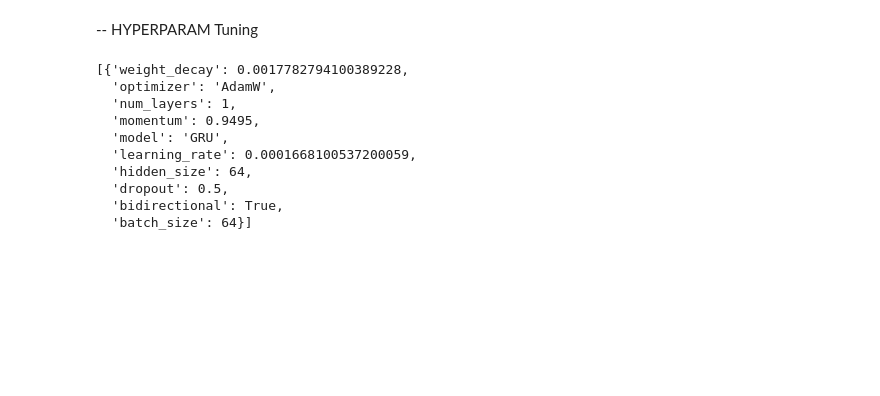
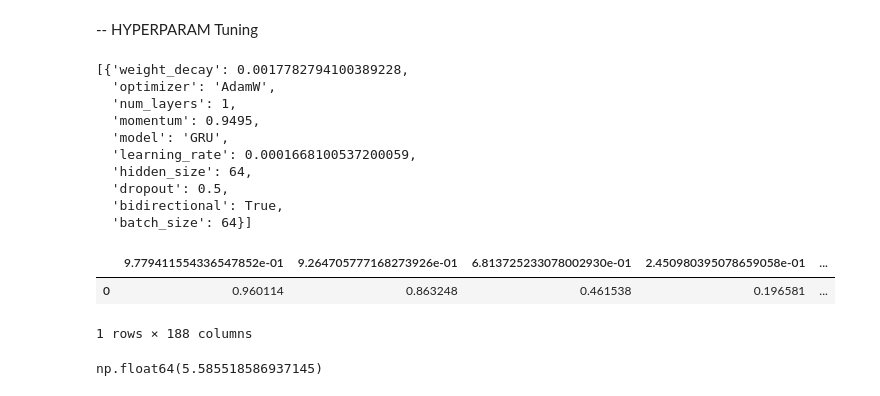
Before and after one commit to williamjohn972/Deep-Learning-for-ECG-Heartbeat-Classification, a Jupyter notebook: main.ipynb, the cells around one changed output. Saved outputs shown, nothing was run; the diff lists cells and outputs as text; code cells hidden in the pictures; blank space fills up the shorter version.

```diff
--- a/main.ipynb
+++ b/main.ipynb
@@ -697,3 +604,14 @@ for i, params in enumerate(configs):
         print(f"Experiment {i + 1} Failed ! : {e}")
 
 print("---------------- All Experiments Completed --------------")
+# %%
+import pandas as pd
+import neurokit2 as nk
+from utils.preprocessing import apply_low_pass_filter, z_score_normalization
+
+train = pd.read_csv("data/mitbih_train.csv")
+train.head(1)
+# %% [output]
+|  | 9.779411554336547852e-01 | 9.264705777168273926e-01 | 6.813725233078002930e-01 | 2.450980395078659058e-01 | ... |
+| 0 | 0.960114 | 0.863248 | 0.461538 | 0.196581 | ... |
+1 rows × 188 columns
@@ -699,0 +622,4 @@ print("---------------- All Experiments Completed --------------")
+# %%
+sample.max()
+# %% [output]
+np.float64(5.585518586937145)
```
Also changed, not shown: parts of 36 cells of this notebook, 1 other file.
